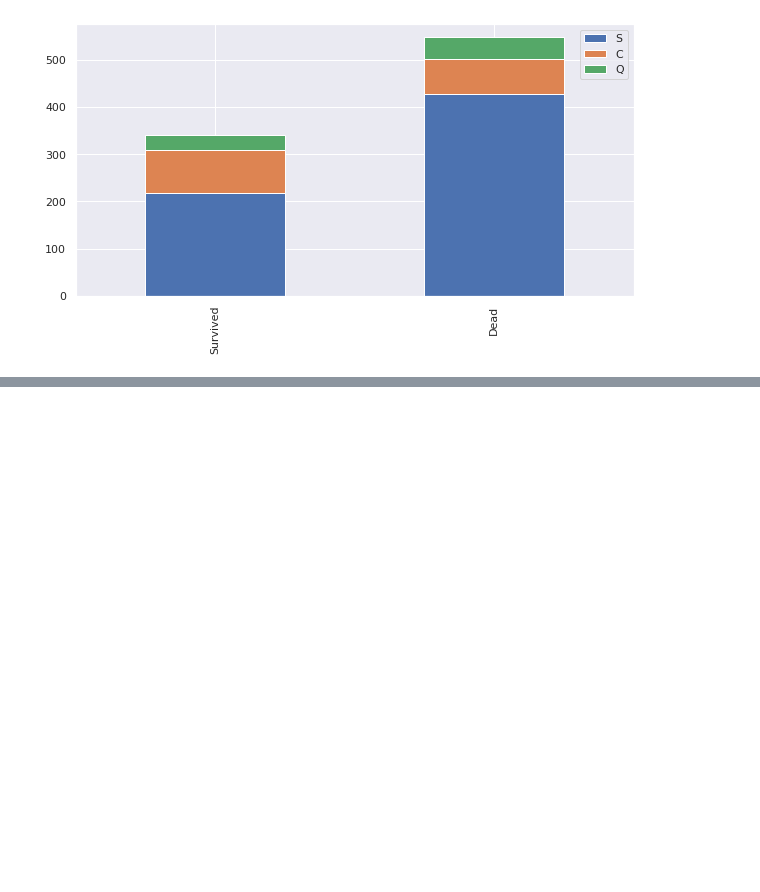
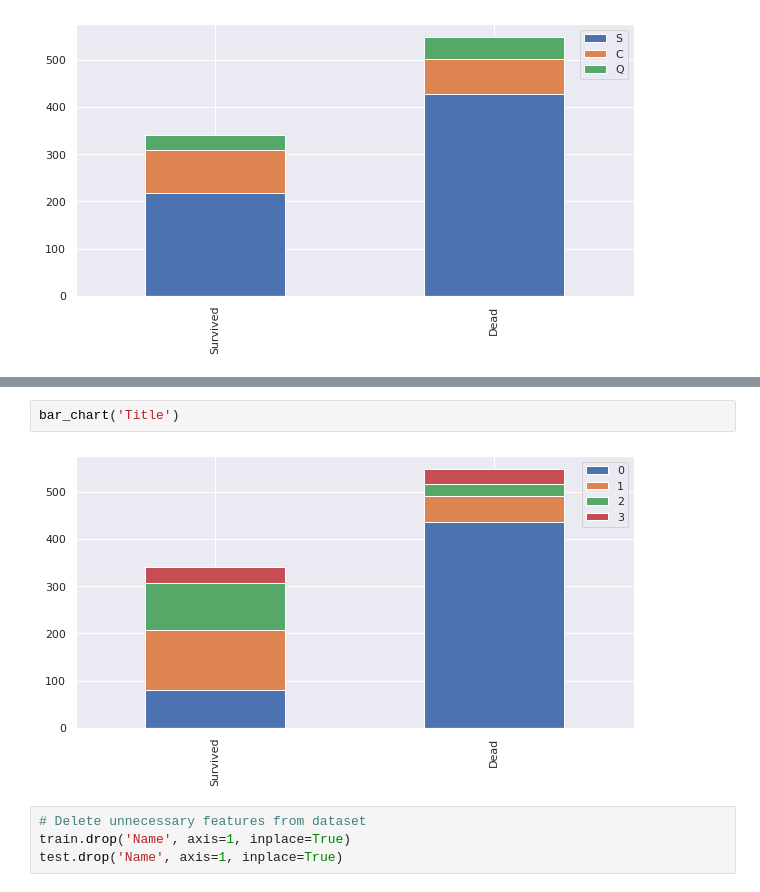
Before and after one commit to felstuff/BackToBasic, a Jupyter notebook: Titanic_Solution_with_MinSuk_Heo.ipynb, the cells around one changed output, grey strips where cells are left out. Saved outputs shown, nothing was run; the diff lists cells and outputs as text; blank space fills up the shorter version.

Commit message:
Feature Engineering AKA Data Clean Up for Name, & Gender

```diff
--- a/Titanic_Solution_with_MinSuk_Heo.ipynb
+++ b/Titanic_Solution_with_MinSuk_Heo.ipynb
@@ -189,0 +286,8 @@ bar_chart('Embarked')
+# %%
+bar_chart('Title')
+# %% [output]
+[figure, added]
+# %%
+# Delete unnecessary features from dataset
+train.drop('Name', axis=1, inplace=True)
+test.drop('Name', axis=1, inplace=True)
```
Also changed, not shown: parts of 18 cells of this notebook.
